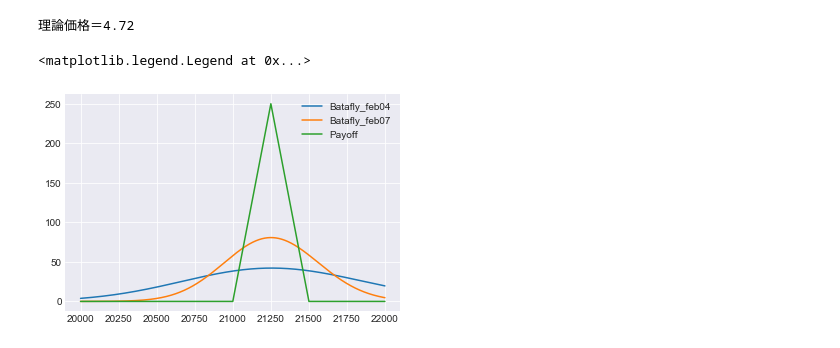
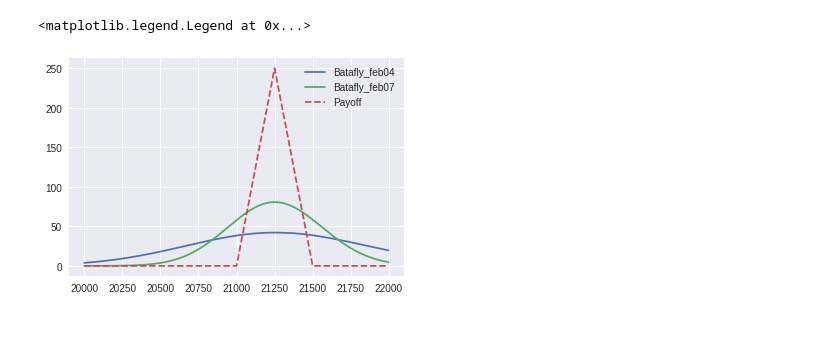
Before and after one commit to zaq9/simpleOption, a Jupyter notebook: example/example_portfolio.ipynb, the cells around one changed output. Cells and saved outputs as stored; diff of their text form; code cells hidden in the pictures.

```diff
--- a/example/example_portfolio.ipynb
+++ b/example/example_portfolio.ipynb
@@ -24,29 +33,0 @@ plt.legend(loc="best")
-# %%
-#portfolio
-class Portfolio():
-	"""簡単なポートフォリオクラス"""
-	def __init__(self, lines):
-		'''
-		:param lines: str
-
-		Example:
-		p = Portfolio(
-			"""
-				02/C21000[1]
-				02/C21250[-2]
-				02/C21500[1]
-			""")
-		'''
-		self.items = []
-		self.nums = []
-		for s in lines.strip().splitlines():
-			x = parse("{str_op}[{num:d}]", s.strip())
-			self.items.append(Option(x['str_op']))
-			self.nums.append(x['num'])
-
-	def v(self, underlying=None, iv=None, evoluationDate=None):
-		setting(underlying, iv, evoluationDate)
-		return sum(op.v() * num for op, num in zip(self.items, self.nums))
-
-	def pay(self ,underlying ):
-		return sum(op.pay(underlying) * num for op, num in zip(self.items, self.nums))
@@ -64,20 +37,25 @@ setting(20250, 26, 20190204)    #マーケット情報設定（IV26％と仮定
 # %%
+#　簡単な複合ポジのグラフ描画例
 
+p = Portfolio(
+"""
+	02/C21000[1]
+	02/C21250[-2]
+	02/C21500[1]
+""")
 
-
-
+setting(20250, 26, 20190204)    #マーケット情報設定（IV26％と仮定）
 x = np.arange(20000, 22000)     #グラフを描く範囲(日経平均価格範囲）
 
 setting(20250, 26, 20190204)    #マーケット情報（IV26％と仮定）
 plt.plot(x, np.vectorize(p.v)(x), label= 'Batafly_feb04' )
 
 setting(evaluationDate=20190207) #日付を経過させてみる
 plt.plot(x, np.vectorize(p.v)(x), label= 'Batafly_feb07' )
 
 
-plt.plot(x, np.vectorize(p.pay)(x), label= 'Payoff' )
+plt.plot(x, np.vectorize(p.pay)(x), label= 'Payoff',linestyle="dashed" )
 plt.legend(loc="best")
 # %% [output]
-理論価格＝4.72
+<matplotlib.legend.Legend at 0x...>
-<matplotlib.legend.Legend at 0x...>
-[figure, old version]
+[figure, new version]
```
Also changed, not shown: parts of 7 cells of this notebook.
